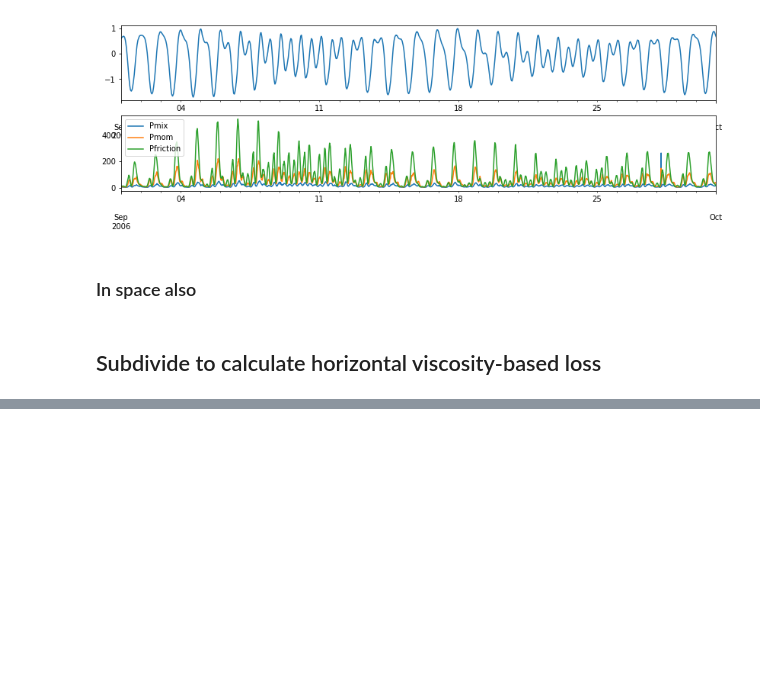
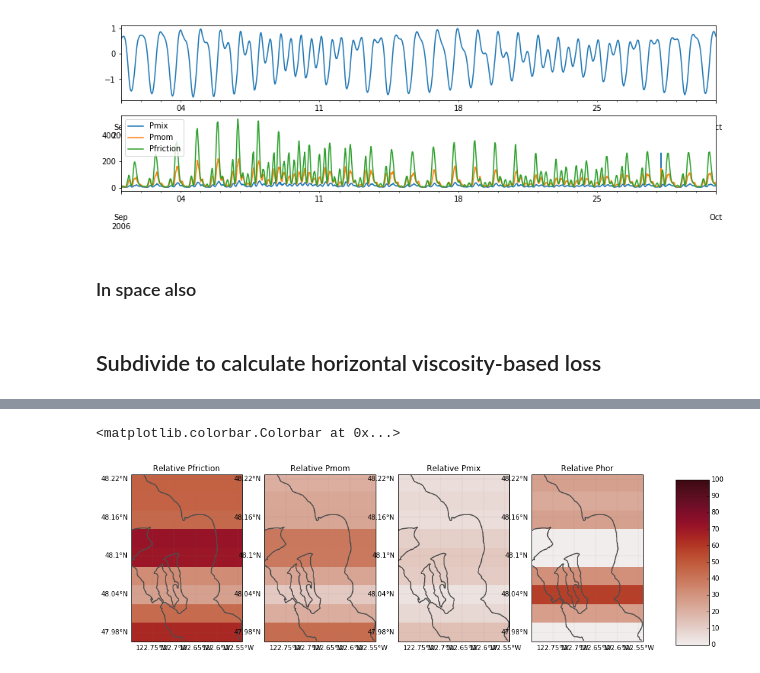
Before and after one commit to kthyng/ai65, a Jupyter notebook: summary.ipynb, the cells around one changed output, grey strips where cells are left out. Cells and saved outputs as stored; diff of their text form; code cells hidden in the pictures; blank space fills up the shorter version.

```diff
--- a/summary.ipynb
+++ b/summary.ipynb
@@ -101,0 +121,12 @@ ax = fig.add_subplot(212)
+# %%
+# some fixes
+if dd == 50:
+    dfs[4]['PEwest'] = np.nan
+    dfs[4]['KEbtwest'] = np.nan
+    dfs[4]['KEbcwest'] = np.nan
+    dfs[4]['Pbtwest'] = np.nan
+    dfs[4]['Pbcwest'] = np.nan
+    dfs[4]['Pbtin'] = -dfs[4]['Pbtnorth']
+    dfs[4]['Pbcin'] = -dfs[4]['Pbcnorth']
+    dfs[4]['Pbt'] = dfs[4]['Pbtin'] + dfs[4]['Pbtout']
+    dfs[4]['Pbc'] = dfs[4]['Pbcin'] + dfs[4]['Pbcout']
@@ -101,0 +137,6 @@ ax = fig.add_subplot(212)
+# %%
+for j, df in enumerate(dfs):
+    P = df['Pbt'].mean()
+    df['Phor'] = P
+    for Pitem in ['Pfriction', 'Pmom', 'Pmix']:
+        df['Phor'] -= df[Pitem].mean()
@@ -101,0 +203,54 @@ ax = fig.add_subplot(212)
+# %%
+merc = ccrs.Mercator()
+pc = ccrs.PlateCarree()
+cmap = cmo.amp
+whichP = 'bt'
+from matplotlib import colors, cm
+toplots = ['Pfriction', 'Pmom', 'Pmix', 'Phor']
+
+vmin, vmax = 0, 100
+norm = colors.Normalize(vmin, vmax) # the color maps work for [0, 1]
+
+figsize = 14, 7
+box = [-122.8, -122.54, 47.9655, 48.227]
+fig = plt.figure(figsize=figsize)
+# fig.subplots_adjust(top=0.96, bottom=0.02, left=0.06, right=0.82)
+for i, toplot in enumerate(toplots):
+
+    ax = fig.add_subplot(1,4,i+1, projection=merc)#, facecolor='0.8')
+    ax.set_extent(box, pc)
+    gl = ax.gridlines(linewidth=0.2, color='gray', alpha=0.5, linestyle='-', draw_labels=True)
+    gl.xlocator = mticker.FixedLocator([-122.8, -122.75, -122.7, -122.65, -122.6, -122.55, -122.5])
+    # the following two make the labels look like lat/lon format
+    gl.xformatter = LONGITUDE_FORMATTER
+    gl.yformatter = LATITUDE_FORMATTER
+    gl.xlabels_top = False  # turn off labels where you don't want them
+    gl.ylabels_right = False
+    ax.contour(grid['lon_rho'][:], grid['lat_rho'][:], grid['mask_rho'][:], [0], colors='0.3', transform=pc, linewidths=1.5)
+    for j, df in enumerate(dfs):
+        if j*dd+dd > lon_psi.shape[0]:
+            lon = [lon_psi[j*dd,0], lon_psi[-1,0], lon_psi[-1,-1], lon_psi[j*dd,-1], lon_psi[j*dd,0]]
+            lat = [lat_psi[j*dd,0], lat_psi[-1,0], lat_psi[-1,-1], lat_psi[j*dd,-1], lat_psi[j*dd,0]]
+        else:
+            lon = [lon_psi[j*dd,0], lon_psi[j*dd+dd,0], lon_psi[j*dd+dd,-1], lon_psi[j*dd,-1], lon_psi[j*dd,0]]
+            lat = [lat_psi[j*dd,0], lat_psi[j*dd+dd,0], lat_psi[j*dd+dd,-1], lat_psi[j*dd,-1], lat_psi[j*dd,0]]
+#         print(lat)
+
+        # plot coastline
+        # plot box with color as value from colormap
+        # https://stackoverflow.com/questions/15235630/matplotlib-pick-up-one-color-associated-to-one-value-in-a-colorbar
+        P = df['P'+whichP].mean()
+        Pterm = (df[toplot].mean()/P)*100
+        color_i = cmap(norm(Pterm)) # returns an rgba value
+
+        ax.fill(lon, lat, transform=pc, color=color_i)
+        ax.set_title('Relative ' + toplot)
+cmmapable = cm.ScalarMappable(norm, cmap)
+cmmapable.set_array(range(vmin, vmax))
+cbar_ax = fig.add_axes([0.95, 0.25, 0.05, 0.5])
+fig.colorbar(cmmapable, cax=cbar_ax)
+
+# fig.colorbar(cmmapable, shrink=0.5)
+# %% [output]
+<matplotlib.colorbar.Colorbar at 0x...>
+[figure, added]
```
Also changed, not shown: parts of 35 cells of this notebook, 1 other file.
